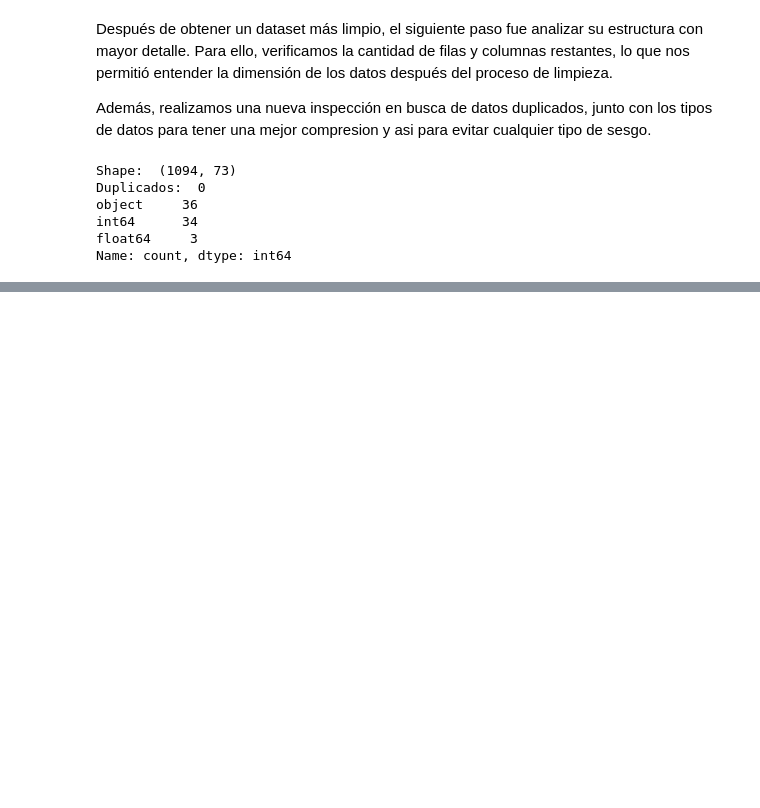
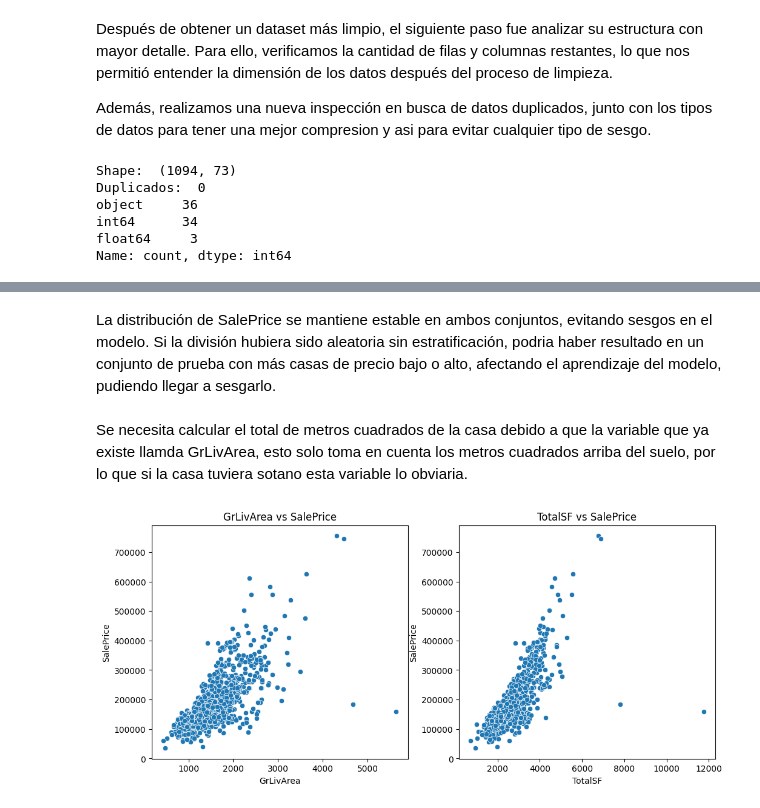
Before and after one commit to DanielRasho/MD-Proyecto2, a Jupyter notebook: main.ipynb, the cells around one changed output, grey strips where cells are left out. Cells and saved outputs as stored; diff of their text form; code cells hidden in the pictures; blank space fills up the shorter version.

```diff
--- a/main.ipynb
+++ b/main.ipynb
@@ -90,0 +189,10 @@ Name: count, dtype: int64
+# %%
+# Crear cuartiles de precios (se pueden ajustar los rangos según el dataset)
+df_cleaned["SalePriceCategory"] = pd.qcut(df_cleaned["SalePrice"], q=4, labels=["Bajo", "Medio-Bajo", "Medio-Alto", "Alto"])
+
+# División estratificada
+train_set, test_set = train_test_split(df_cleaned, test_size=0.2, random_state=42, stratify=df_cleaned["SalePriceCategory"])
+
+# Verificar la proporción en cada conjunto
+print(train_set["SalePriceCategory"].value_counts(normalize=True))
+print(test_set["SalePriceCategory"].value_counts(normalize=True))
@@ -90,0 +217,21 @@ Name: count, dtype: int64
+# %% [markdown]
+La distribución de SalePrice se mantiene estable en ambos conjuntos, evitando sesgos en el modelo. Si la división hubiera sido aleatoria sin estratificación, podria haber resultado en un conjunto de prueba con más casas de precio bajo o alto, afectando el aprendizaje del modelo, pudiendo llegar a sesgarlo.
+# %%
+df_cleaned["TotalSF"] = df_cleaned["TotalBsmtSF"] + df_cleaned["1stFlrSF"] + df_cleaned["2ndFlrSF"]
+# %% [markdown]
+Se necesita calcular el total de metros cuadrados de la casa debido a que la variable que ya existe llamda GrLivArea, esto solo toma en cuenta los metros cuadrados arriba del suelo, por lo que si la casa tuviera sotano esta variable lo obviaria.
+# %%
+# Comparar la relación entre SalePrice y diferentes variables de área
+plt.figure(figsize=(12, 5))
+
+plt.subplot(1, 2, 1)
+sns.scatterplot(x=df_cleaned["GrLivArea"], y=df_cleaned["SalePrice"])
+plt.title("GrLivArea vs SalePrice")
+
+plt.subplot(1, 2, 2)
+sns.scatterplot(x=df_cleaned["TotalSF"], y=df_cleaned["SalePrice"])
+plt.title("TotalSF vs SalePrice")
+
+plt.show()
+# %% [output]
+[figure, added]
```
Also changed, not shown: parts of 19 cells of this notebook.
